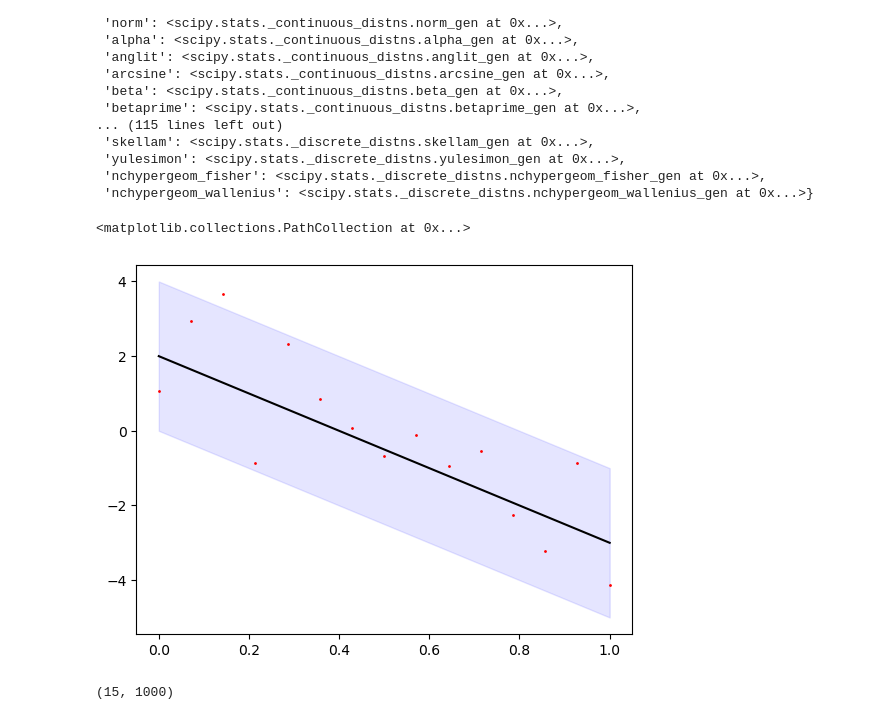
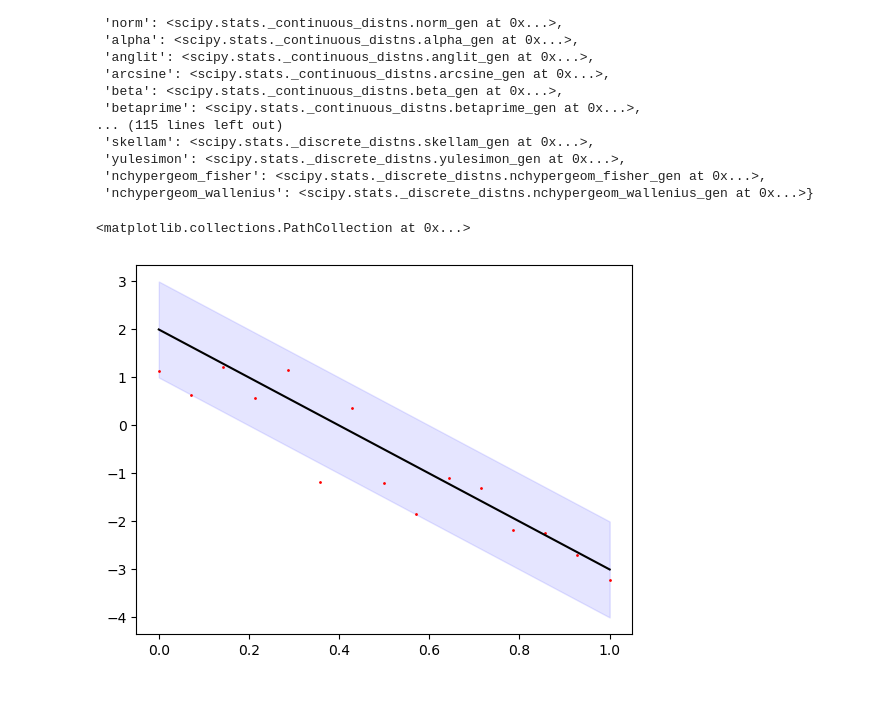
Before and after one commit to jacobnuttall/mcmc, a Jupyter notebook: mcmc.ipynb, the cells around one changed output. Saved outputs shown, nothing was run; the diff lists cells and outputs as text; code cells hidden in the pictures.

```diff
--- a/mcmc.ipynb
+++ b/mcmc.ipynb
@@ -288,26 +288,26 @@ collect_subtypes(sp.stats, (sp.stats.rv_continuous, sp.stats.rv_discrete, sp.sta
 # %%
 def model(t, m, b):
     return m*t + b
 def errmodel(t, sigma):
     return sigma*cp.Iid(cp.Normal(), len(t)).sample().reshape(len(t))
 def likelihood(theta, t, Zobs):
     m, b, sigma = theta
     Zhat = model(t, m, b)
-    return 1/np.sqrt((2*np.pi)*sigma)**2*np.exp(-0.5*(np.linalg.norm(Zhat - Zobs)/sigma)**2)
+    return 1/np.sqrt((2*np.pi)*sigma)**len(t)*np.exp(-0.5*(np.linalg.norm(Zhat - Zobs)/sigma)**2)
 
 Nt = 15
 t = np.linspace(0,1,Nt)
 m_true, b_true = -5, 2
-sigma_true = 1
+sigma_true = 0.5
 true_model = model(t, m_true, b_true)
 true_err = errmodel(t, sigma_true)
 Z_obs = true_model + true_err
 
 
 plt.fill_between(t, true_model - 2*sigma_true, true_model + 2*sigma_true, color='b', alpha=0.1)
 plt.plot(t, true_model, color='k')
 plt.scatter(t, Z_obs, s=1, color='r')
 # %% [output]
 <matplotlib.collections.PathCollection at 0x...>
-[figure, old version]
+[figure, new version]
 # %%
@@ -337,10 +337,6 @@ for i in range(len(t)):
     priorpreddisti = sp.stats.rv_histogram(priorpredhisti)
     modelint[...,i] = modeldisti.ppf([0.025,0.975])
     priorpredint[...,i] = priorpreddisti.ppf([0.025,0.975])
-# %%
-print(modelevals.shape)
-# %% [output]
-(15, 1000)
 # %%
 fig, ax = plt.subplots(1,len(prior), figsize=(4*len(prior),4))
 for i in range(len(prior)):
```
Also changed, not shown: parts of 12 cells of this notebook.
